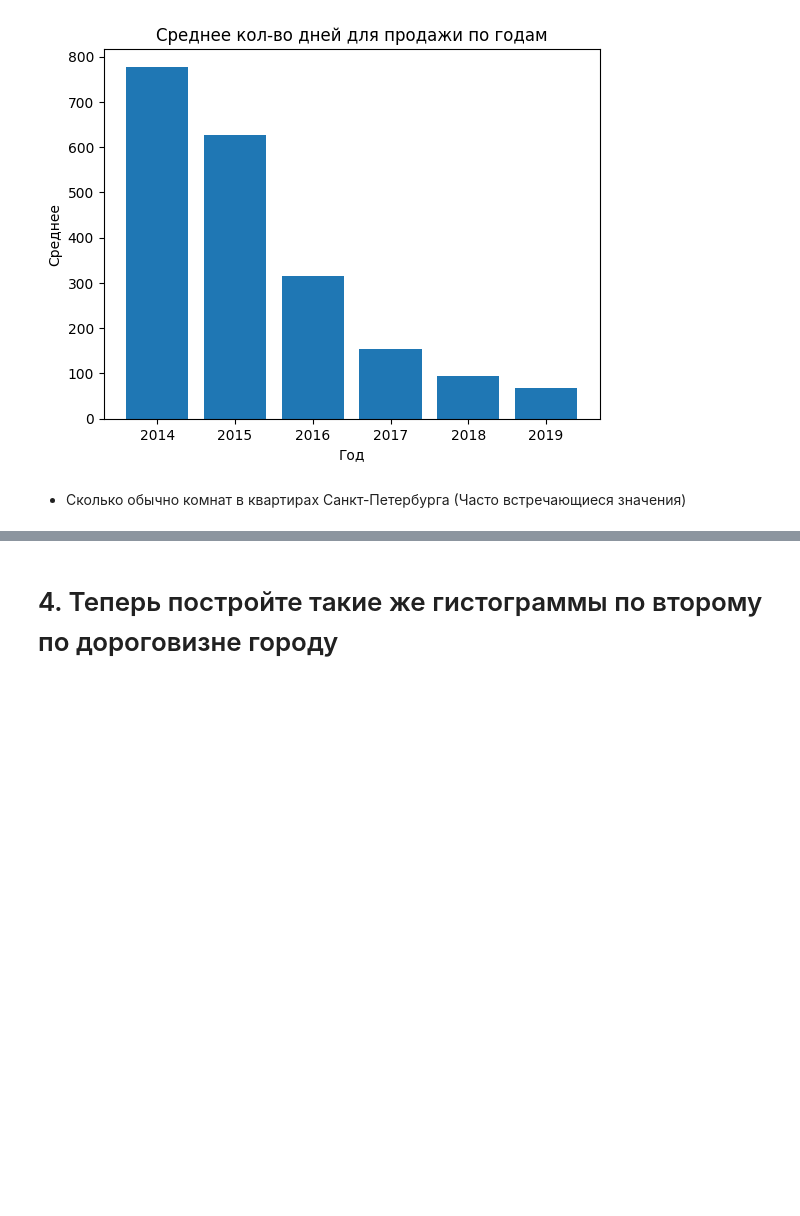
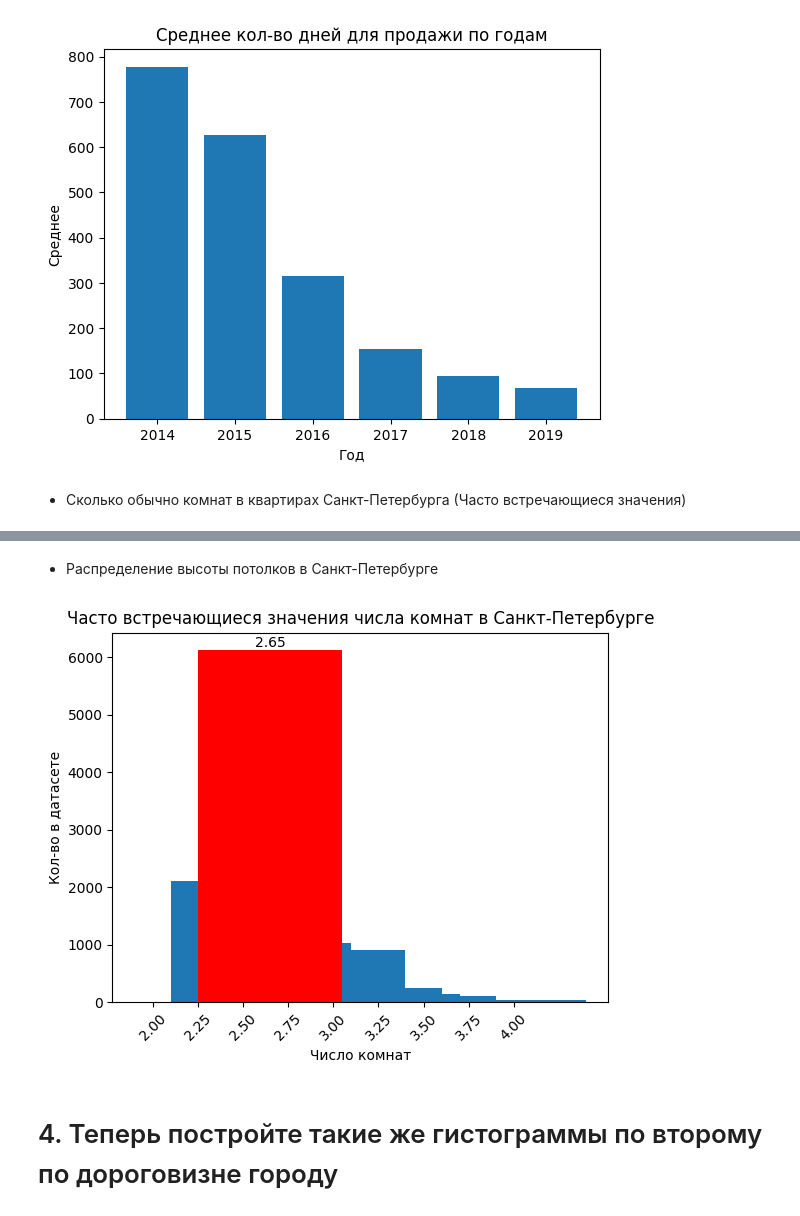
Before and after one commit to gleb-pan/data-analytics-decode, a Jupyter notebook: Python/Submissions/Final_project.ipynb, the cells around one changed output, grey strips where cells are left out. Drawn from its saved outputs; the diff is of its cells as text; code cells hidden in the pictures; blank space fills up the shorter version.

```diff
--- a/Python/Submissions/Final_project.ipynb
+++ b/Python/Submissions/Final_project.ipynb
@@ -415,2 +452,46 @@ plt.show()
+# %% [markdown]
+- Распределение высоты потолков в Санкт-Петербурге
+# %%
+hist_data = saint_petersburg.groupby('ceiling_height').agg({'total_images': 'count'}).sort_values(by='ceiling_height', ascending=False).reset_index()
+hist_data.rename(columns={"total_images": "count"}, inplace=True)
+hist_data = hist_data.query('ceiling_height > 2 and ceiling_height <= 4')
+
+vals = hist_data['ceiling_height']
+count = hist_data['count']
+
+# Create the bar plot
+plt.bar(vals, count)
+
+# Find the highest value(s)
+highest_values = hist_data[hist_data['count'] == hist_data['count'].max()]
+
+# Highlight the bars corresponding to the highest value(s) with red color
+for val in highest_values['ceiling_height']:
+    plt.bar(val, hist_data.loc[hist_data['ceiling_height'] == val, 'count'], color='red')
+
+# Annotate the highest value(s) on the plot with a label
+for val, cnt in zip(highest_values['ceiling_height'], highest_values['count']):
+    plt.text(val, cnt, f'{val}', ha='center', va='bottom', color='black')
+
+# Add labels and title
+plt.xlabel('Число комнат')
+plt.ylabel('Кол-во в датасете')
+plt.title('Часто встречающиеся значения числа комнат в Санкт-Петербурге')
+
+# Manually specify the desired x-axis ticks
+desired_ticks = [2, 2.25, 2.5, 2.75, 3, 3.25, 3.5, 3.75, 4]
+plt.xticks(desired_ticks)
+
+# Rotate x-axis labels for better readability
+plt.xticks(rotation=45)
+
+# Show the plot
+plt.show()
+
+# я постарался выбрать самый адекватный диапазон эксперементируя с графиками и пришел к тому что подходящий диапазон с 2 до 4
+# с помощью своего друга (Chat-GPT) постараля показать число которое является самым популярным - это 2.65
+# однако на графике мы видим что размер потолков в диапазоне от 2.25 до ~3.1, почти в равной степени пользуется спросом
+# %% [output]
+[figure, added]
 # %% [markdown]
 # 4.  Теперь постройте такие же гистограммы по второму по дороговизне городу
```
Also changed, not shown: parts of 18 cells of this notebook.
